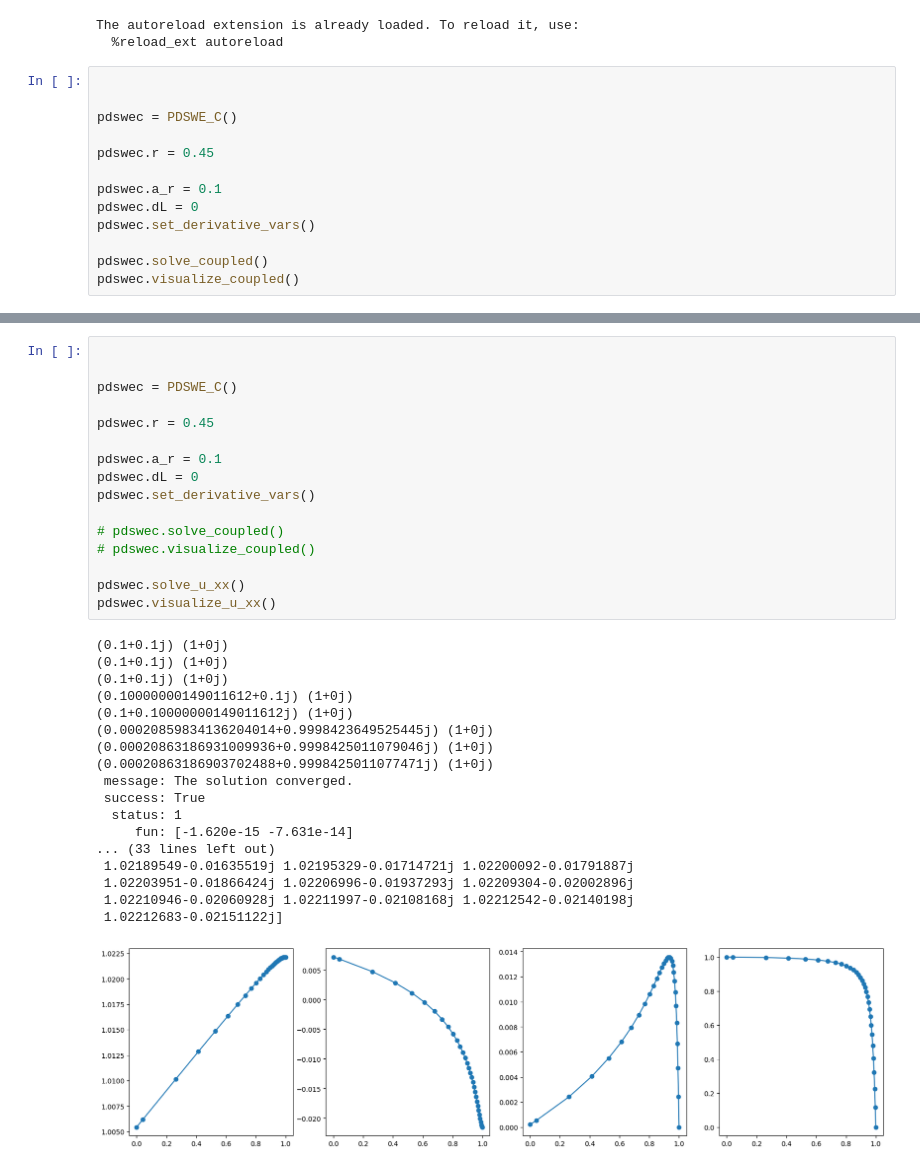
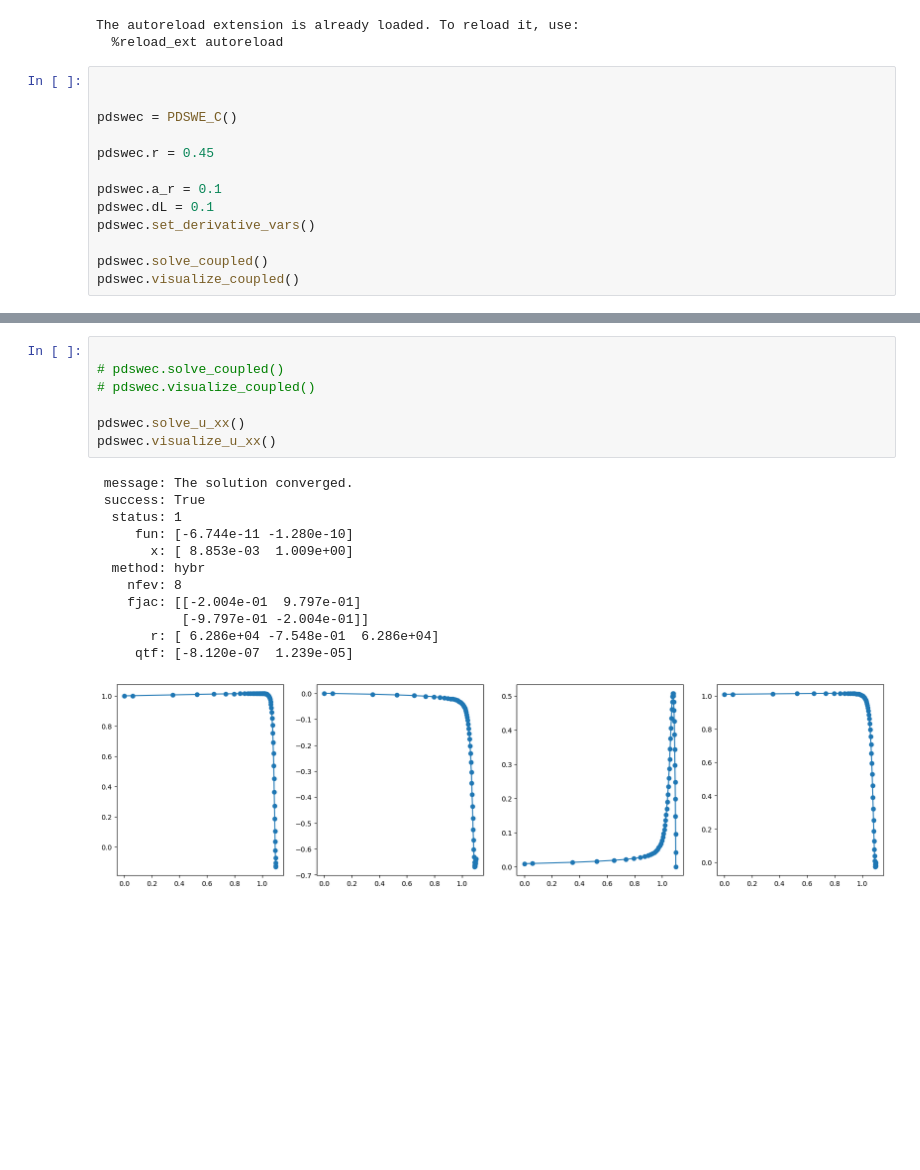
Before and after one commit to Jone-Liekens/Perturbation, a Jupyter notebook: defina/test_pdswe_c.ipynb, the cells around one changed output, grey strips where cells are left out. Drawn from its saved outputs; the diff is of its cells as text; blank space fills up the shorter version.

```diff
--- a/defina/test_pdswe_c.ipynb
+++ b/defina/test_pdswe_c.ipynb
@@ -15,7 +15,7 @@ pdswec = PDSWE_C()
 pdswec.r = 0.45
 
 pdswec.a_r = 0.1
-pdswec.dL = 0
+pdswec.dL = 0.1
 pdswec.set_derivative_vars()
 
 pdswec.solve_coupled()
@@ -85,38 +32,23 @@ plt.show()
 # %%
-
-
-pdswec = PDSWE_C()
-
-pdswec.r = 0.45
-
-pdswec.a_r = 0.1
-pdswec.dL = 0
-pdswec.set_derivative_vars()
 
 # pdswec.solve_coupled()
 # pdswec.visualize_coupled()
 
 pdswec.solve_u_xx()
 pdswec.visualize_u_xx()
 # %% [output]
-(0.1+0.1j) (1+0j)
-(0.1+0.1j) (1+0j)
-(0.1+0.1j) (1+0j)
-(0.10000000149011612+0.1j) (1+0j)
-(0.1+0.10000000149011612j) (1+0j)
-(0.00020859834136204014+0.9998423649525445j) (1+0j)
-(0.00020863186931009936+0.9998425011079046j) (1+0j)
-(0.00020863186903702488+0.9998425011077471j) (1+0j)
  message: The solution converged.
  success: True
   status: 1
-     fun: [-1.620e-15 -7.631e-14]
-... (33 lines left out)
- 1.02189549-0.01635519j 1.02195329-0.01714721j 1.02200092-0.01791887j
- 1.02203951-0.01866424j 1.02206996-0.01937293j 1.02209304-0.02002896j
- 1.02210946-0.02060928j 1.02211997-0.02108168j 1.02212542-0.02140198j
- 1.02212683-0.02151122j]
+     fun: [-6.744e-11 -1.280e-10]
+       x: [ 8.853e-03  1.009e+00]
+  method: hybr
+    nfev: 8
+    fjac: [[-2.004e-01  9.797e-01]
+           [-9.797e-01 -2.004e-01]]
+       r: [ 6.286e+04 -7.548e-01  6.286e+04]
+     qtf: [-8.120e-07  1.239e-05]
-[figure, old version]
+[figure, new version]
 # %%
 
 sol = pdswec.ivp(pdswec.res.x, True)
```
Also changed, not shown: parts of 3 cells of this notebook, 9 other files.
